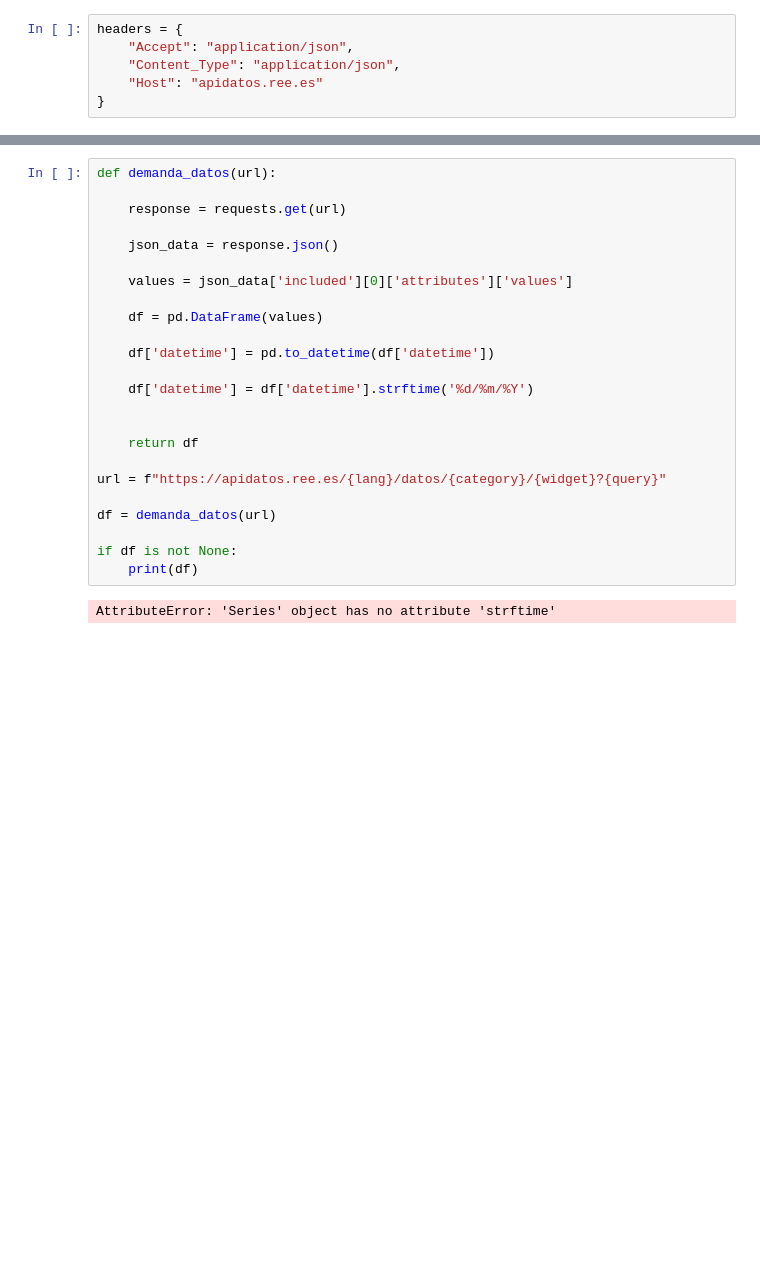
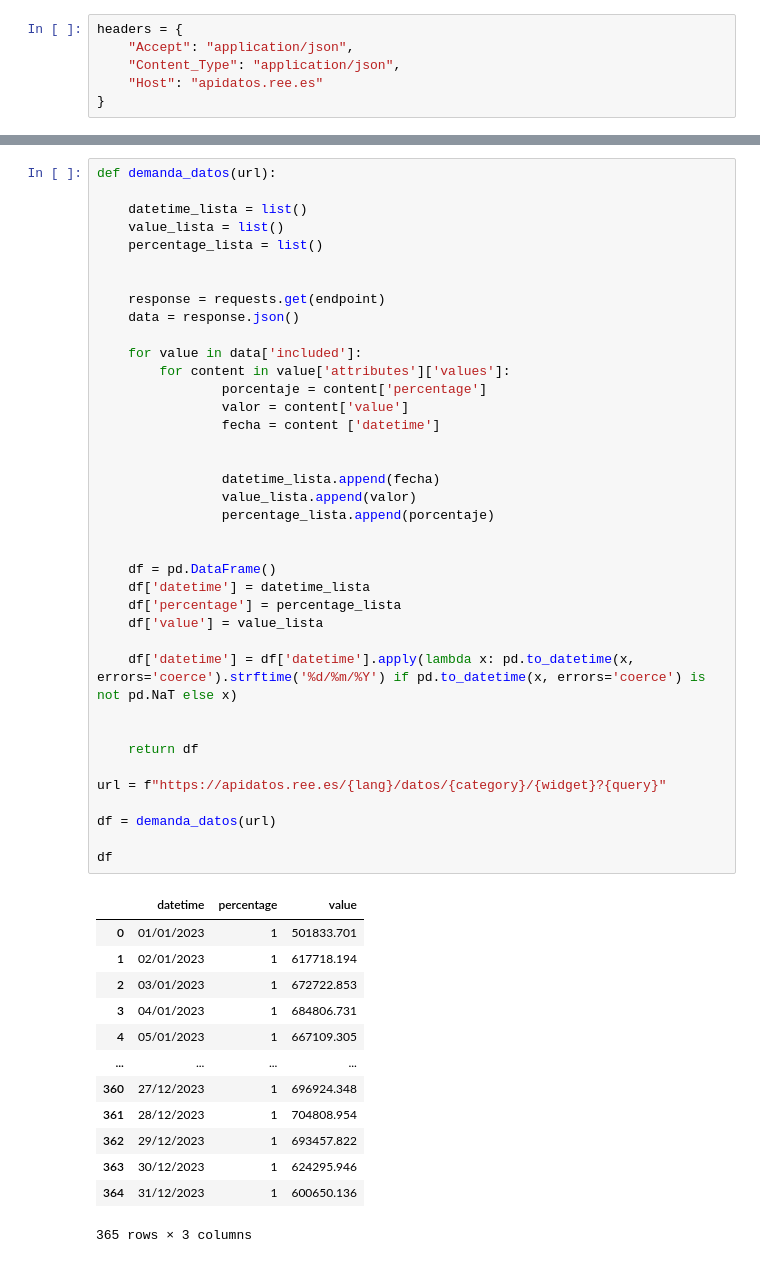
Before and after one commit to AcostaJoaquin/PFB-Grupo-B, a Jupyter notebook: notebooks/datosdemanda.ipynb, the cells around one changed output, grey strips where cells are left out. Saved outputs shown, nothing was run; the diff lists cells and outputs as text; blank space fills up the shorter version.

```diff
--- a/notebooks/datosdemanda.ipynb
+++ b/notebooks/datosdemanda.ipynb
@@ -39,26 +43,52 @@ data
 # %%
 def demanda_datos(url):
 
-    response = requests.get(url)
+    datetime_lista = list()
+    value_lista = list()
+    percentage_lista = list()
 
-    json_data = response.json()
 
-    values = json_data['included'][0]['attributes']['values']
+    response = requests.get(endpoint)
+    data = response.json()
 
-    df = pd.DataFrame(values)
+    for value in data['included']:
+        for content in value['attributes']['values']:
+                porcentaje = content['percentage']
+                valor = content['value']
+                fecha = content ['datetime']
 
-    df['datetime'] = pd.to_datetime(df['datetime'])
 
-    df['datetime'] = df['datetime'].strftime('%d/%m/%Y')
+                datetime_lista.append(fecha)
+                value_lista.append(valor)
+                percentage_lista.append(porcentaje)
+
+
+    df = pd.DataFrame()
+    df['datetime'] = datetime_lista
+    df['percentage'] = percentage_lista
+    df['value'] = value_lista
+
+    df['datetime'] = df['datetime'].apply(lambda x: pd.to_datetime(x, errors='coerce').strftime('%d/%m/%Y') if pd.to_datetime(x, errors='coerce') is not pd.NaT else x)
 
 
     return df
 
 url = f"https://apidatos.ree.es/{lang}/datos/{category}/{widget}?{query}"
 
 df = demanda_datos(url)
 
-if df is not None:
-    print(df)
+df
 # %% [output]
+|  | datetime | percentage | value |
+| 0 | 01/01/2023 | 1 | 501833.701 |
+| 1 | 02/01/2023 | 1 | 617718.194 |
+| 2 | 03/01/2023 | 1 | 672722.853 |
+| 3 | 04/01/2023 | 1 | 684806.731 |
+| 4 | 05/01/2023 | 1 | 667109.305 |
+| ... | ... | ... | ... |
+| 360 | 27/12/2023 | 1 | 696924.348 |
+| 361 | 28/12/2023 | 1 | 704808.954 |
+| 362 | 29/12/2023 | 1 | 693457.822 |
+| 363 | 30/12/2023 | 1 | 624295.946 |
+| 364 | 31/12/2023 | 1 | 600650.136 |
-AttributeError: 'Series' object has no attribute 'strftime'
+365 rows × 3 columns
```
Also changed, not shown: parts of 4 cells of this notebook, 3 other files.
